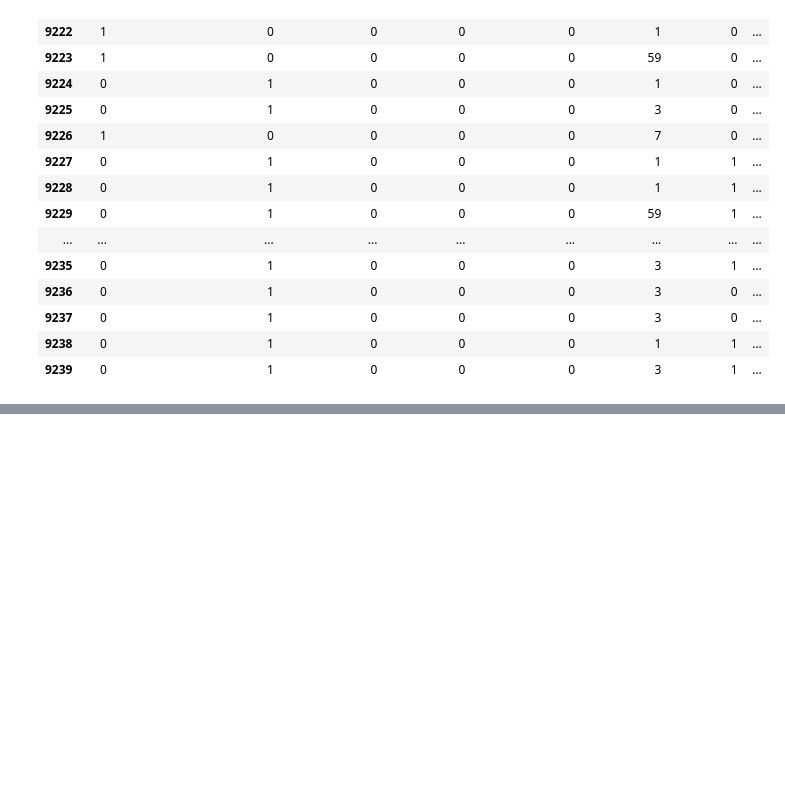
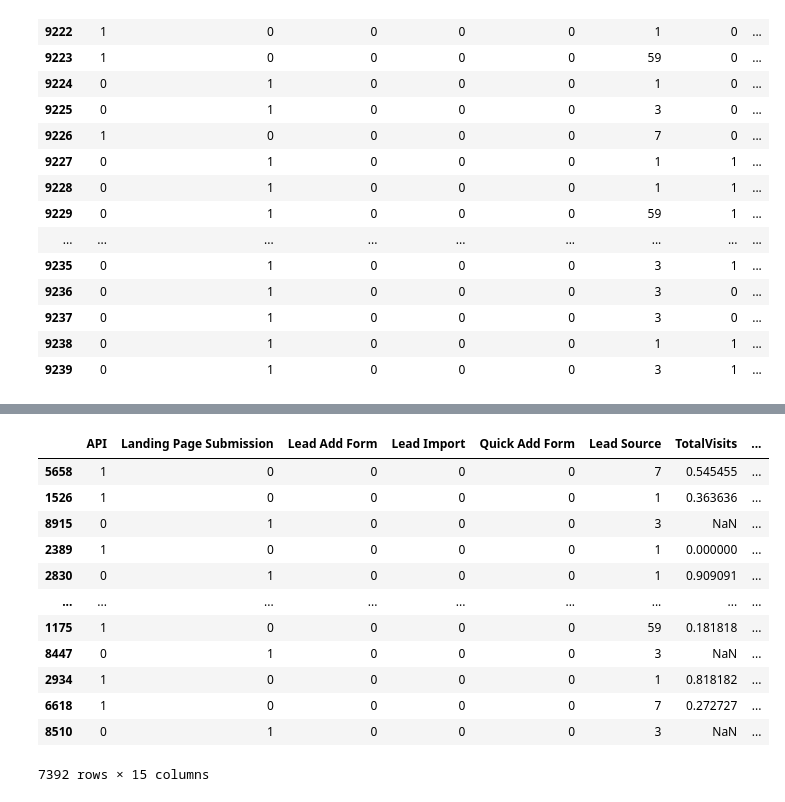
Before and after one commit to deepakjeff2/data-cleaning, a Jupyter notebook: Leads_EDA .ipynb, the cells around one changed output, grey strips where cells are left out. Drawn from its saved outputs; the diff is of its cells as text; code cells hidden in the pictures; blank space fills up the shorter version.

Commit message:
data is splited

```diff
--- a/Leads_EDA (1).ipynb
+++ b/Leads_EDA .ipynb
@@ -1216,0 +1185,7 @@ df.to_csv('deepak_leads_EDA.csv')
+# %%
+y = df['Converted']
+print(df.shape)
+df.drop('Converted',inplace=True,axis=1)
+num_col.remove('Converted')
+print(df.shape)
+x = df
@@ -1216,0 +1195,6 @@ df.to_csv('deepak_leads_EDA.csv')
+# %%
+x_train,x_test,y_train,y_test = train_test_split(x,y,train_size=0.8,random_state=25)
+print(x_train)
+print(x_test)
+print(y_train)
+print(y_test)
@@ -1216,0 +1219,17 @@ df.to_csv('deepak_leads_EDA.csv')
+# %%
+x_train[num_col] = pd.DataFrame(minmax.fit_transform(x_train[num_col]),columns=num_col)
+x_train
+# %% [output]
+|  | API | Landing Page Submission | Lead Add Form | Lead Import | Quick Add Form | Lead Source | TotalVisits | ... |
+| 5658 | 1 | 0 | 0 | 0 | 0 | 7 | 0.545455 | ... |
+| 1526 | 1 | 0 | 0 | 0 | 0 | 1 | 0.363636 | ... |
+| 8915 | 0 | 1 | 0 | 0 | 0 | 3 | NaN | ... |
+| 2389 | 1 | 0 | 0 | 0 | 0 | 1 | 0.000000 | ... |
+| 2830 | 0 | 1 | 0 | 0 | 0 | 1 | 0.909091 | ... |
+| ... | ... | ... | ... | ... | ... | ... | ... | ... |
+| 1175 | 1 | 0 | 0 | 0 | 0 | 59 | 0.181818 | ... |
+| 8447 | 0 | 1 | 0 | 0 | 0 | 3 | NaN | ... |
+| 2934 | 1 | 0 | 0 | 0 | 0 | 1 | 0.818182 | ... |
+| 6618 | 1 | 0 | 0 | 0 | 0 | 7 | 0.272727 | ... |
+| 8510 | 0 | 1 | 0 | 0 | 0 | 3 | NaN | ... |
+7392 rows × 15 columns
```
Also changed, not shown: parts of 34 cells of this notebook.
